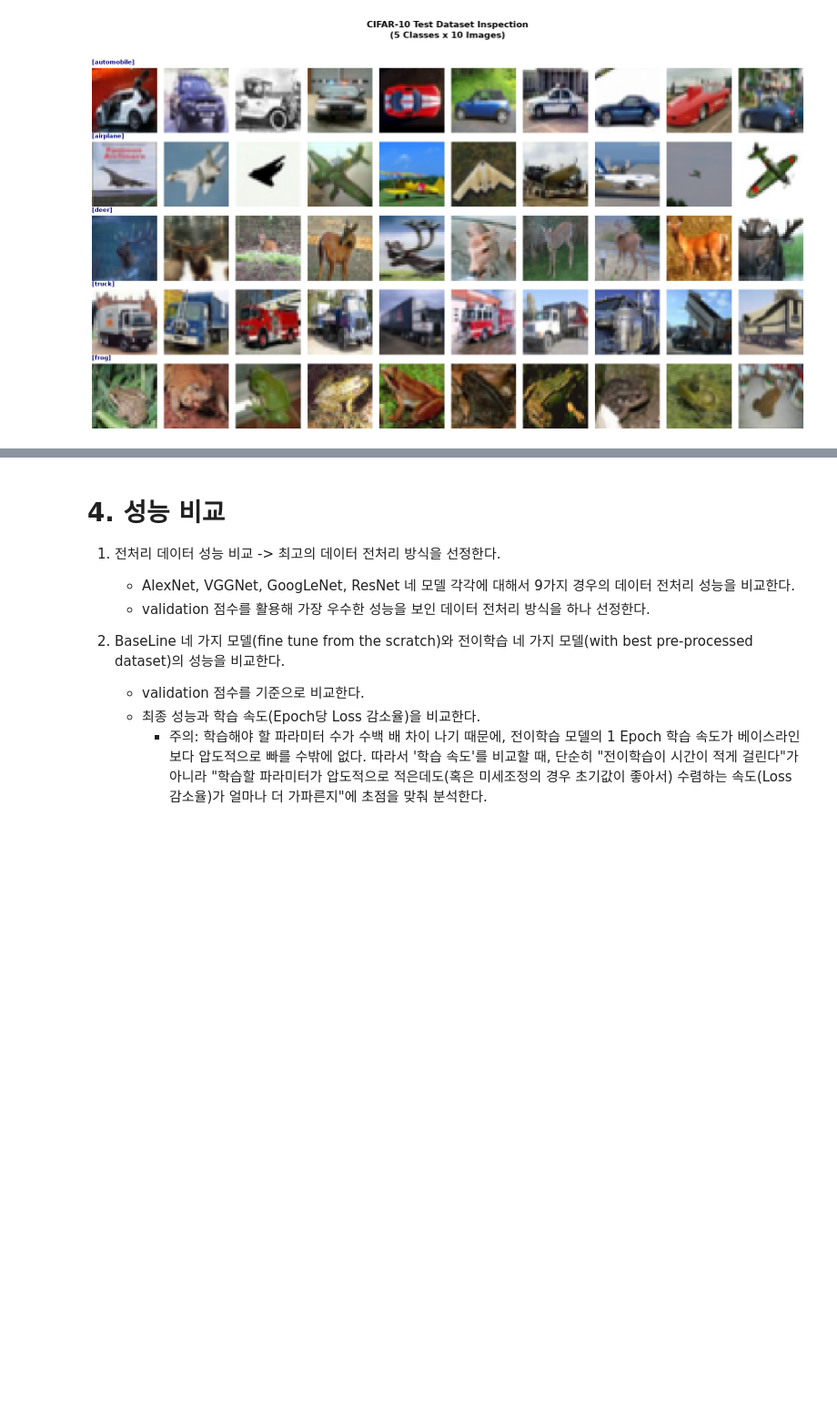
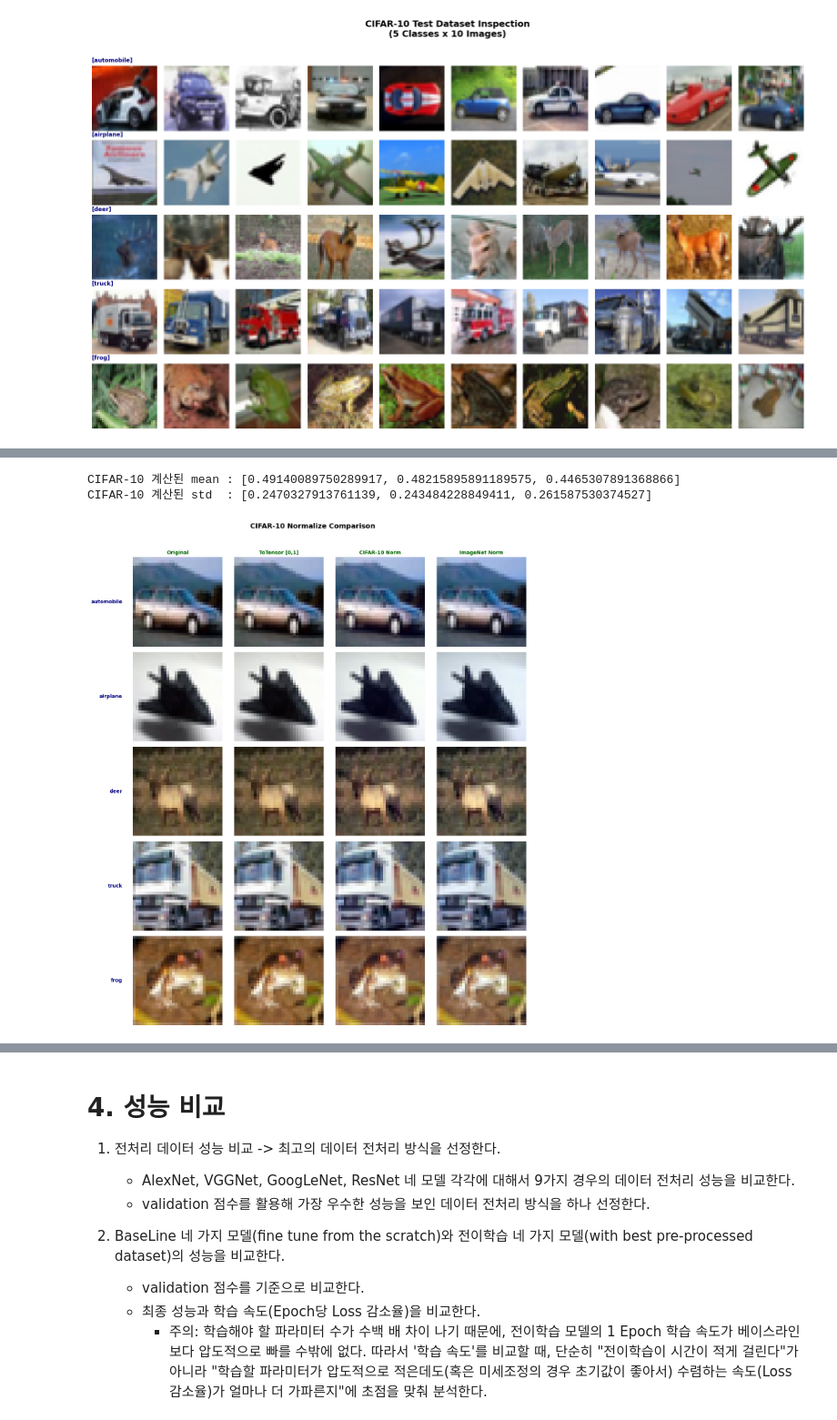
Before and after one commit to raewoo0908/codeit, a Jupyter notebook: course/part2/computer_vision/workbook/07_modeling_CIFAR10_practice.ipynb, the cells around one changed output, grey strips where cells are left out. Shown at 91% size. Drawn from its saved outputs; the diff is of its cells as text; code cells hidden in the pictures; blank space fills up the shorter version.

```diff
--- a/course/part2/computer_vision/workbook/07_modeling_CIFAR10_practice.ipynb
+++ b/course/part2/computer_vision/workbook/07_modeling_CIFAR10_practice.ipynb
@@ -415,0 +461,55 @@ test_samples, test_classes = inspect_and_visualize_dataset(
+# %%
+# Normalize 비교: 5x4로 이미지를 비교한다. 각 행에는 원본 이미지 한 장과 세 가지의 Normalize 기법을 적용한 사진들, 총 4장을 나열한다.
+
+# 1) CIFAR-10 데이터셋 자체의 채널별 평균/표준편차를 직접 계산한다. (내 데이터 맞춤형 표준화)
+train_data = cifar10_train_dataset.data.astype(np.float32) / 255.0  # (50000, 32, 32, 3), [0,1] 스케일
+cifar_mean = train_data.mean(axis=(0, 1, 2)).tolist()  # 채널(R,G,B)별 평균
+cifar_std = train_data.std(axis=(0, 1, 2)).tolist()     # 채널(R,G,B)별 표준편차
+print(f"CIFAR-10 계산된 mean : {cifar_mean}")
+print(f"CIFAR-10 계산된 std  : {cifar_std}")
+
+# 2) ImageNet 기준값 (15GB 원본을 담을 수 없으므로 널리 알려진 실측 통계값을 사용)
+imagenet_mean = [0.485, 0.456, 0.406]
+imagenet_std = [0.229, 0.224, 0.225]
+
+# 3) 세 가지 Normalize 파이프라인 정의
+#  - ToTensor 방식: 0~255 픽셀을 255로 나눠 [0,1]로 스케일링만 수행 (모든 값이 양수)
+transform_totensor = v2.Compose([
+    v2.ToImage(),
+    v2.ToDtype(torch.float32, scale=True),
+])
+#  - CIFAR-10 맞춤형 정규화: 내 데이터 통계로 표준화
+transform_cifar = v2.Compose([
+    v2.ToImage(),
+    v2.ToDtype(torch.float32, scale=True),
+    v2.Normalize(mean=cifar_mean, std=cifar_std),
+])
+#  - ImageNet 기준 정규화: 사전학습 가중치가 보던 분포에 맞춤
+transform_imagenet = v2.Compose([
+    v2.ToImage(),
+    v2.ToDtype(torch.float32, scale=True),
+    v2.Normalize(mean=imagenet_mean, std=imagenet_std),
+])
+
+# 4) 클래스별 첫 이미지에 대해 [원본, 세 가지 정규화] 총 4장을 한 행으로 구성한다.
+#    (Normalize 결과는 음수/1 초과 값이 생기므로 헬퍼가 min-max 스케일링해 표시한다.)
+normalize_image_matrix = []
+for cls_name in cifar10_classes:
+    original_img = cifar10_samples[cls_name][0]  # 32x32 원본 PIL 이미지
+    normalize_image_matrix.append([
+        original_img,
+        transform_totensor(original_img),
+        transform_cifar(original_img),
+        transform_imagenet(original_img),
+    ])
+
+plot_comparison_grid(
+    image_matrix=normalize_image_matrix,
+    row_labels=cifar10_classes,
+    col_labels=["Original", "ToTensor [0,1]", "CIFAR-10 Norm", "ImageNet Norm"],
+    title="CIFAR-10 Normalize Comparison",
+)
+# %% [output]
+CIFAR-10 계산된 mean : [0.49140089750289917, 0.48215895891189575, 0.4465307891368866]
+CIFAR-10 계산된 std  : [0.2470327913761139, 0.243484228849411, 0.261587530374527]
+[figure, added]
```
Also changed, not shown: parts of 18 cells of this notebook.
